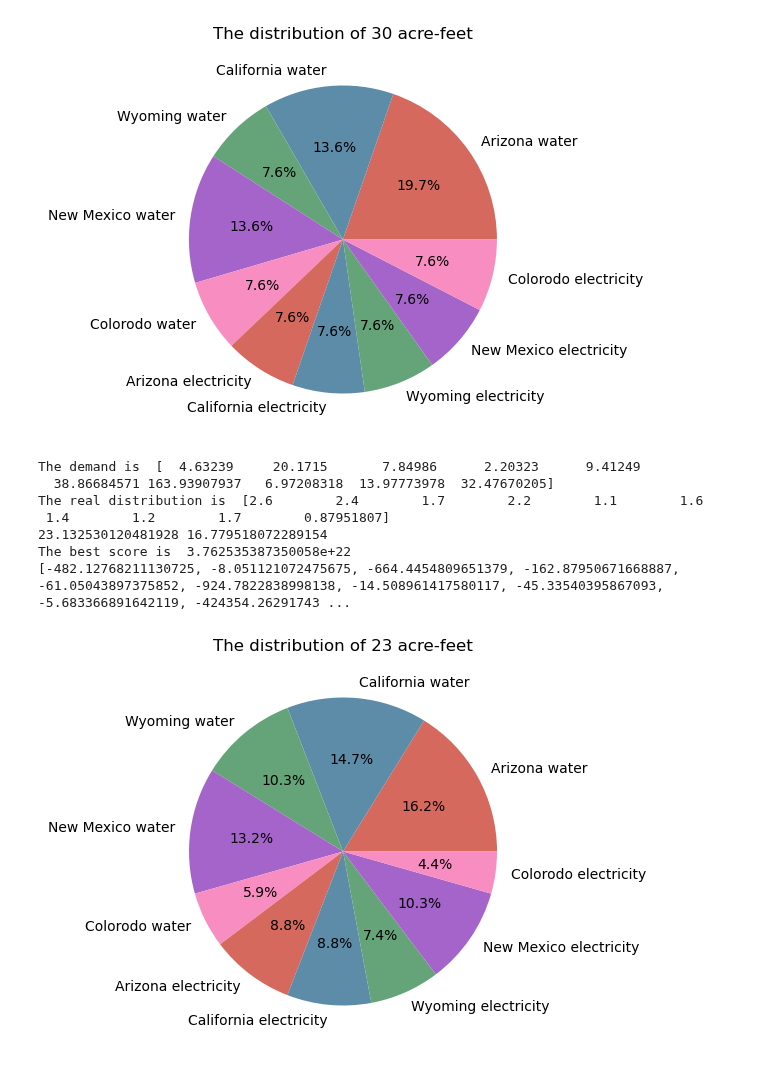
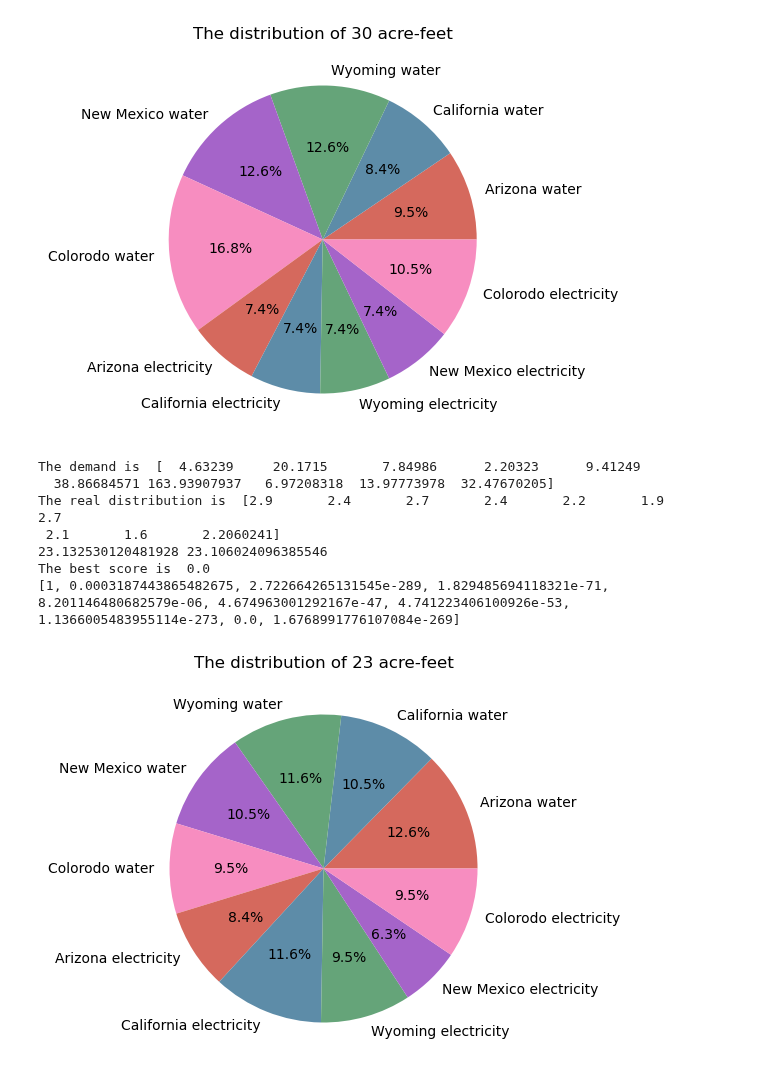
Before and after one commit to SILENT-GUO/MCM_works, a Jupyter notebook: 2022TaskB/Problem_2_3.ipynb, the cells around one changed output. Cells and saved outputs as stored; diff of their text form; code cells hidden in the pictures.

Commit message:
Jan.26, score

```diff
--- a/2022TaskB/Problem_2_3.ipynb
+++ b/2022TaskB/Problem_2_3.ipynb
@@ -40,10 +40,10 @@ def genetic_algorithm(a_prime, m, N):
     global bitlength, A, B, N_GENERATIONS
     def score(ai, a_primei, m):
         value = (m / a_primei - m / ai)**3
-        # if abs(value) > 10:
-        #     return m / a_primei
-        # else:
-        return value
+        if value > 0:
+            return 1
+        else:
+            return np.exp(value)
 
     def evaluate(a, a_prime, m):
         summation = 1
@@ -205,9 +206,9 @@ The best score is  3.0969819252758574e+18
-[figure, old version]
+[figure, new version]
 The demand is  [  4.63239     20.1715       7.84986      2.20323      9.41249
   38.86684571 163.93907937   6.97208318  13.97773978  32.47670205]
-The real distribution is  [2.6        2.4        1.7        2.2        1.1        1.6
- 1.4        1.2        1.7        0.87951807]
-23.132530120481928 16.779518072289154
-The best score is  3.762535387350058e+22
-[-482.12768211130725, -8.051121072475675, -664.4454809651379, -162.87950671668887, -61.05043897375852, -924.7822838998138, -14.508961417580117, -45.33540395867093, -5.683366891642119, -424354.26291743 ...
+The real distribution is  [2.9       2.4       2.7       2.4       2.2       1.9       2.7
+ 2.1       1.6       2.2060241]
+23.132530120481928 23.106024096385546
+The best score is  0.0
+[1, 0.0003187443865482675, 2.722664265131545e-289, 1.829485694118321e-71, 8.201146480682579e-06, 4.674963001292167e-47, 4.741223406100926e-53, 1.1366005483955114e-273, 0.0, 1.6768991776107084e-269]
-[figure, old version]
+[figure, new version]
```
Also changed, not shown: parts of 2 cells of this notebook.
